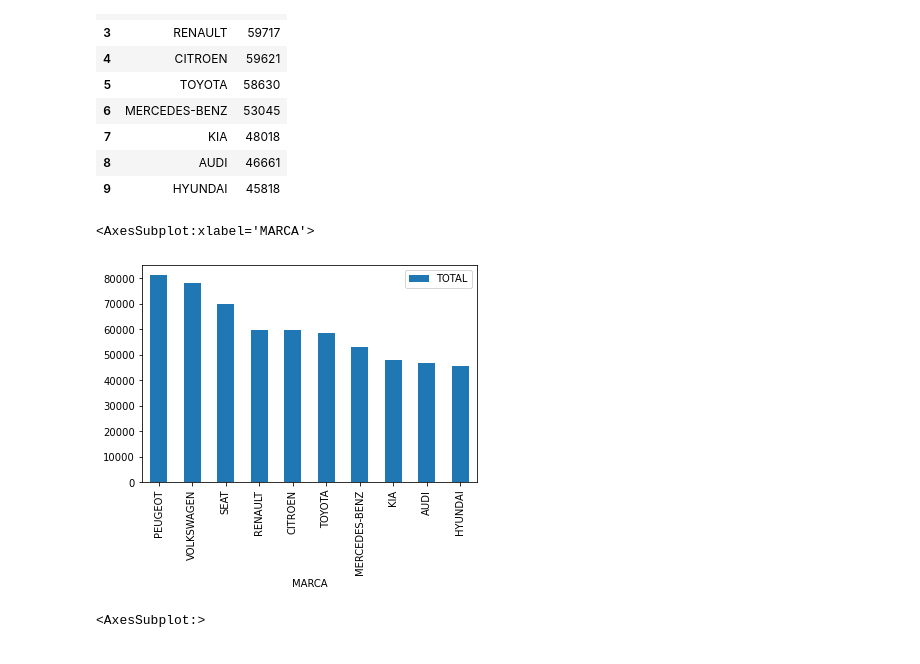
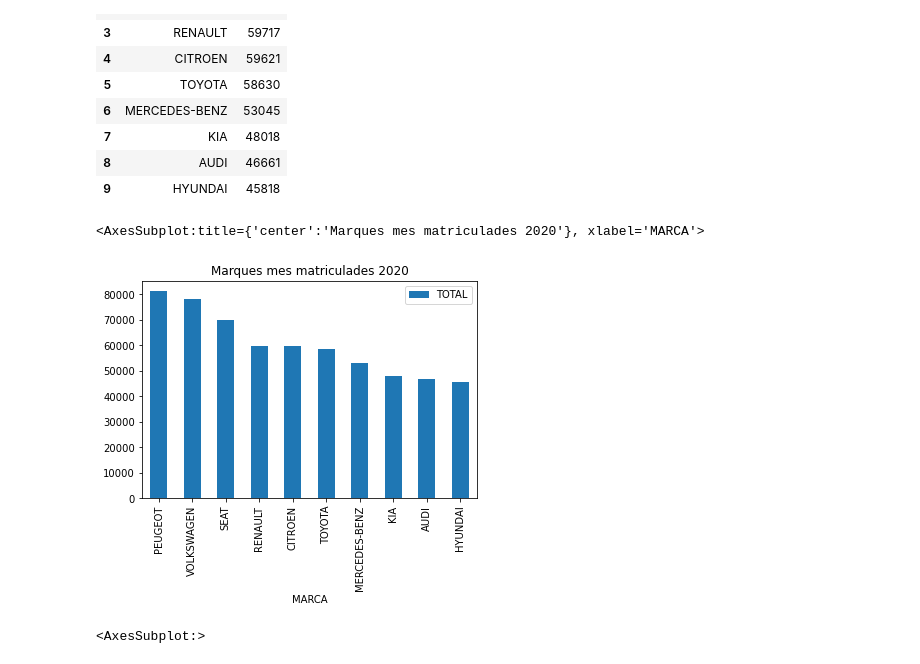
Before and after one commit to miquelcamprodon/sme-materials, a Jupyter notebook: 02-DescriptiveStatisticsInPython.ipynb, the cells around one changed output. Cells and saved outputs as stored; diff of their text form; code cells hidden in the pictures.

```diff
--- a/02-DescriptiveStatisticsInPython.ipynb
+++ b/02-DescriptiveStatisticsInPython.ipynb
@@ -150,9 +170,9 @@ top_ten_brands
 | 9 | HYUNDAI | 45818 |
 # %%
 # Plot values
-top_ten_brands.plot('MARCA','TOTAL',kind='bar')
+top_ten_brands.plot('MARCA','TOTAL',kind='bar', title="Marques mes matriculades 2020")
 # %% [output]
-<AxesSubplot:xlabel='MARCA'>
+<AxesSubplot:title={'center':'Marques mes matriculades 2020'}, xlabel='MARCA'>
-[figure, old version]
+[figure, new version]
 # %%
 # Plot histogram
```
Also changed, not shown: parts of 3 cells of this notebook, 4 other files.
